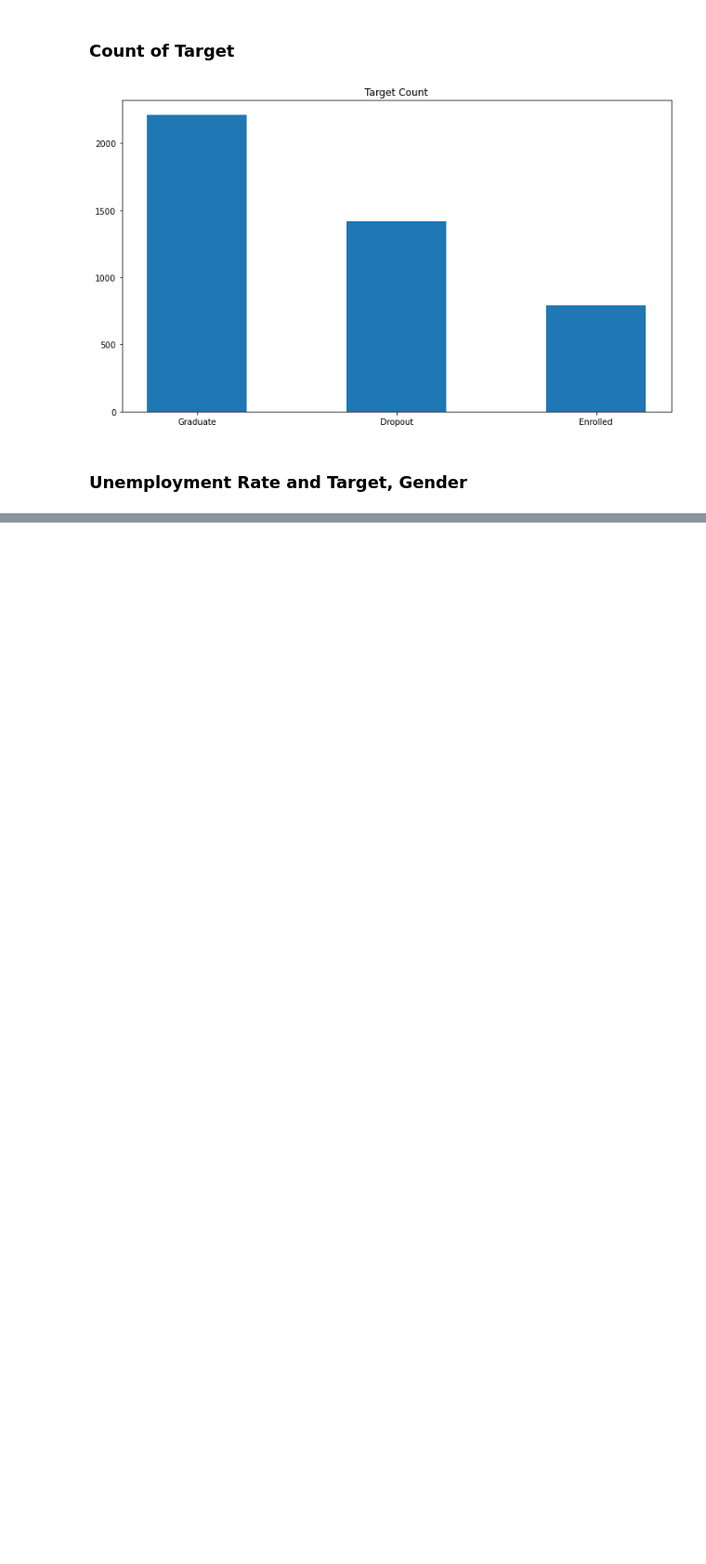
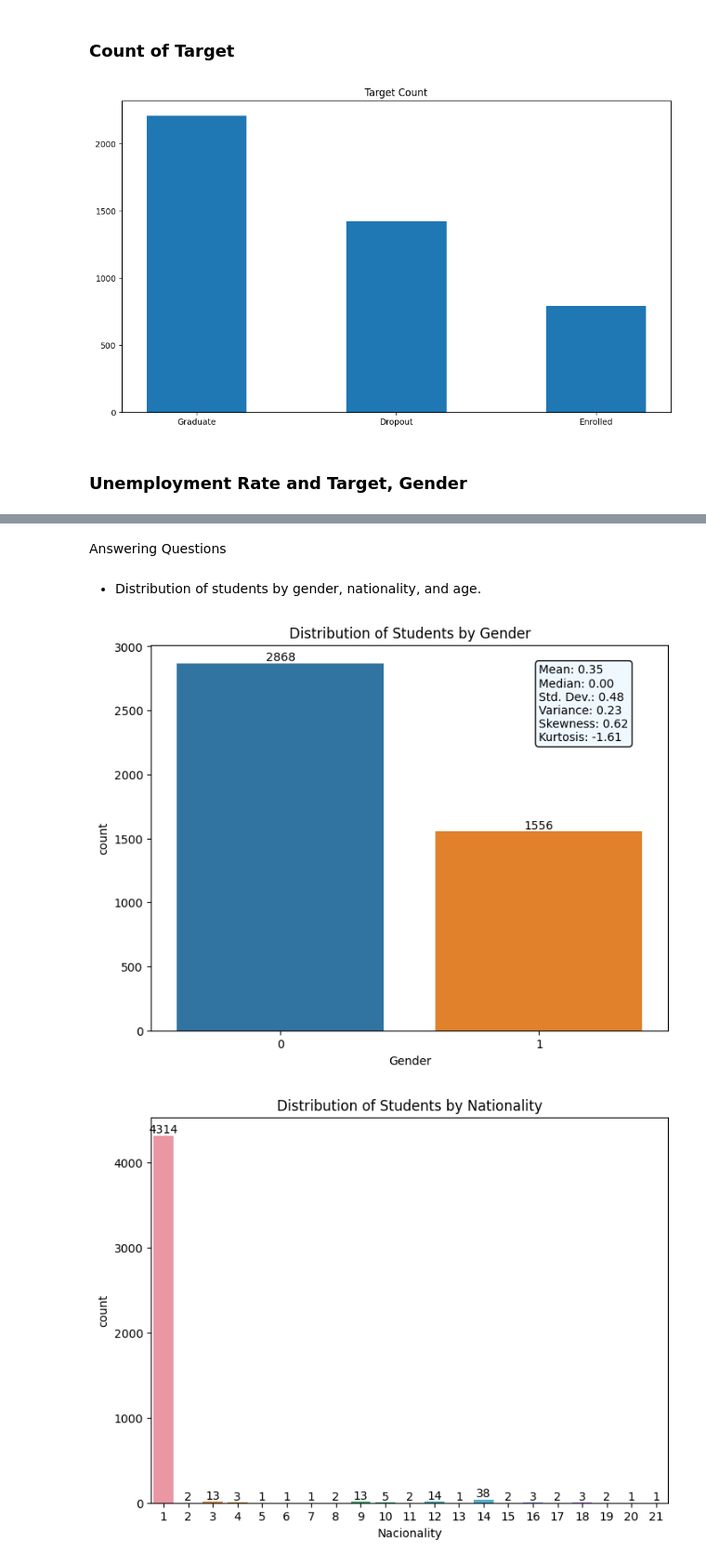
Before and after one commit to KANUBALAD/ML-Fairness-in-School-DropOut-, a Jupyter notebook: Notebooks/EDA of School Dropout Dataset.ipynb, the cells around one changed output, grey strips where cells are left out. Shown: that part at 93% size. Drawn from its saved outputs; the diff is of its cells as text; code cells hidden in the pictures; blank space fills up the shorter version.

```diff
--- a/Notebooks/EDA of School Dropout Dataset.ipynb
+++ b/Notebooks/EDA of School Dropout Dataset.ipynb
@@ -62,3 +82,7 @@ plt.title('Unemployment Rate and Target')
 plt.show()
 # %% [output]
 [figure]
+# %% [markdown]
+Answering Questions
+# %% [markdown]
+- Distribution of students by gender, nationality, and age.
@@ -64,0 +109,32 @@ plt.show()
+# %%
+# Function to annotate the bars with counts
+def annotate_counts(ax):
+    for p in ax.patches:
+        height = p.get_height()
+        ax.text(p.get_x() + p.get_width() / 2., height + 0.1,
+                '{:.0f}'.format(height),
+                ha='center', va='bottom')
+# %%
+# Gender Distribution
+plt.figure(figsize=(8, 6))
+ax1 = sns.countplot(x='Gender', data=df_school)
+annotate_counts(ax1)
+annotate_stats(ax1, df_school['Gender'], ypos=0.95)
+plt.title('Distribution of Students by Gender')
+plt.show()
+
+# Nationality Distribution
+plt.figure(figsize=(8, 6))
+ax2 = sns.countplot(x='Nacionality', data=df_school)
+annotate_counts(ax2)
+plt.title('Distribution of Students by Nationality')
+plt.show()
+
+# Age at Enrollment Distribution
+g = sns.displot(df_school['Age at enrollment'], kde=True, aspect=1.5)
+g.ax.set_title('Distribution of Students by Age at Enrollment')
+annotate_stats(g.ax, df_school['Age at enrollment'])
+plt.show()
+# %% [output]
+[figure, added]
+[figure, added]
```
Also changed, not shown: parts of 13 cells of this notebook.
